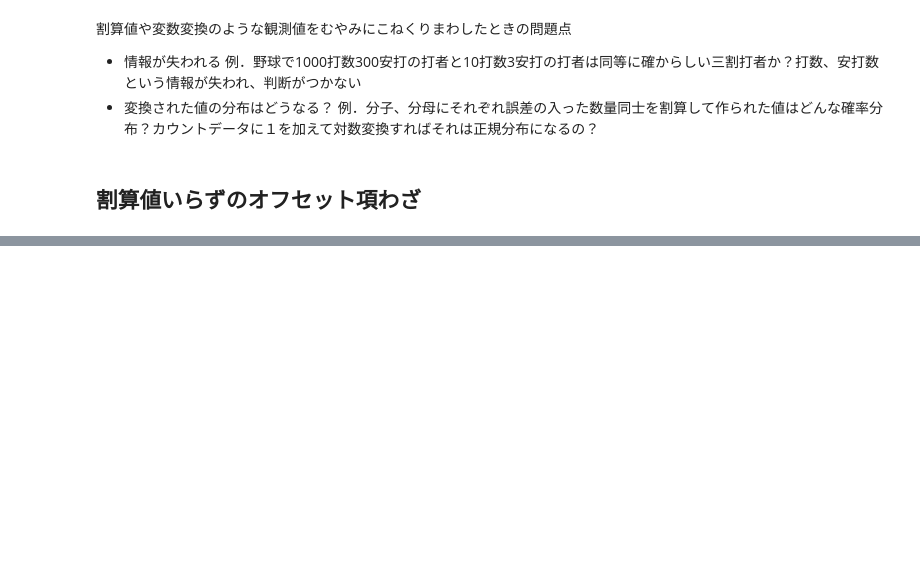
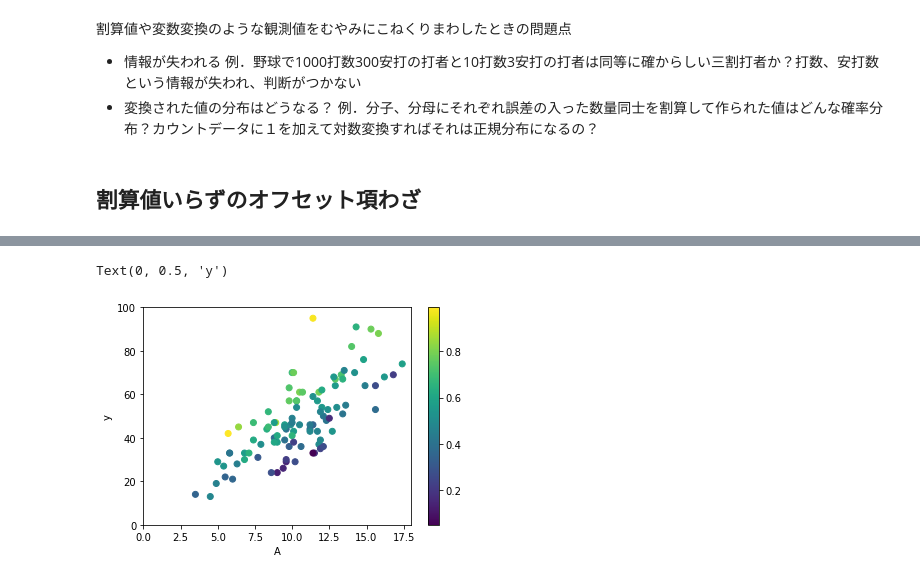
Before and after one commit to yasu199/study_statistics, a Jupyter notebook: データ統計のための統計モデリング入門/chapter_6/chapter_6.ipynb, the cells around one changed output, grey strips where cells are left out. Drawn from its saved outputs; the diff is of its cells as text; code cells hidden in the pictures; blank space fills up the shorter version.

```diff
--- a/データ統計のための統計モデリング入門/chapter_6/chapter_6.ipynb
+++ b/データ統計のための統計モデリング入門/chapter_6/chapter_6.ipynb
@@ -368,3 +368,6 @@ $$
 \lambda_i = e^{\beta_1+\beta_2x_i+logA_i}
 $$
 これは$ z_i=\beta_1+\beta_2x_i+logA_i $を線形予測子とする対数リンク関数・ポアソン分布のGLMであり、係数のついてない$ logA_i $のような項をオフセット項という
+# %%
+plant_data = pd.read_csv("data4b.csv")
+plant_data.head()
@@ -370,0 +399,10 @@ $$
+# %%
+plt.scatter(plant_data.A,plant_data.y,c=plant_data.x)
+plt.colorbar()
+plt.xlim(0,18)
+plt.ylim(0,100)
+plt.xlabel("A")
+plt.ylabel("y")
+# %% [output]
+Text(0, 0.5, 'y')
+[figure, added]
```
Also changed, not shown: parts of 6 cells of this notebook.
